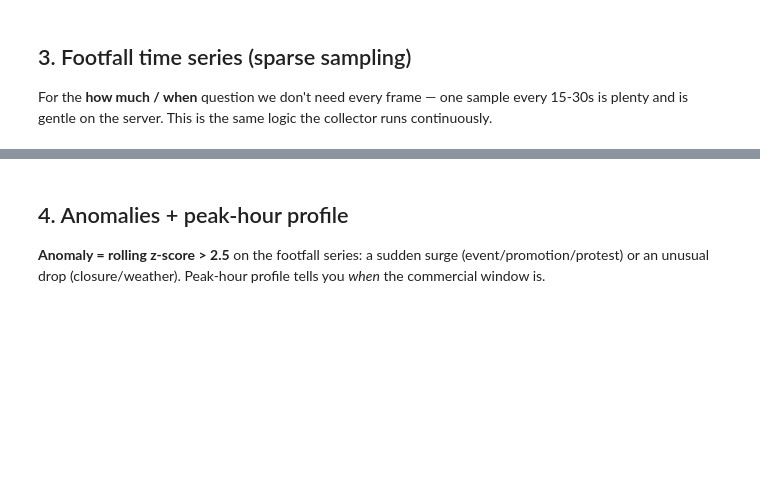
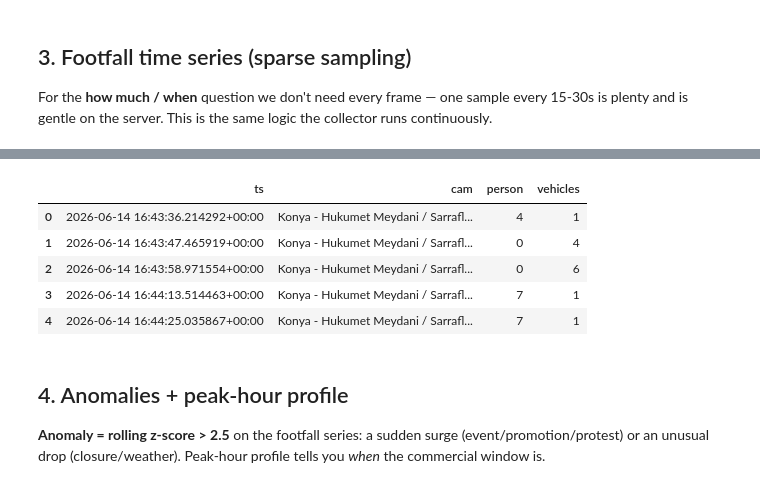
Before and after one commit to orarr2/Turkey-Business-Activity-Streamlit-Real-time-YOLOv8-of-crowd-detection, a Jupyter notebook: notebooks/turkey_business_activity.ipynb, the cells around one changed output, grey strips where cells are left out. Cells and saved outputs as stored; diff of their text form; code cells hidden in the pictures; blank space fills up the shorter version.

```diff
--- a/notebooks/turkey_business_activity.ipynb
+++ b/notebooks/turkey_business_activity.ipynb
@@ -86,7 +102,7 @@ plt.title(cam['name']); plt.show()
 For the **how much / when** question we don't need every frame — one sample every 15-30s is plenty and
 is gentle on the server. This is the same logic the collector runs continuously.
 # %%
-def footfall_series(stream_url, cam_name, interval_s=20, duration_min=5.0):
+def footfall_series(stream_url, cam_name, interval_s=20, duration_min=1.0):
     rows, t_end = [], time.time() + duration_min * 60
     while time.time() < t_end:
         ts = dt.datetime.now(dt.timezone.utc)
@@ -97,7 +113,9 @@ def footfall_series(stream_url, cam_name, interval_s=20, duration_min=5.0):
         time.sleep(interval_s)
     return pd.DataFrame(rows)
 
-# short demo run; raise duration_min for real collection (or use the collector for 24/7)
-df = footfall_series(stream_url, cam['name'], interval_s=20, duration_min=3.0)
+# Short live-collection run. Raise duration_min for longer studies, or just leave the
+# collector daemon (`python -m app.collector`) running for genuine 24/7 data.
+df = footfall_series(stream_url, cam['name'], interval_s=10, duration_min=1.0)
 df.to_csv(DATA_DIR / f'footfall_{CAM_ID}.csv', index=False)
 df.head()
+# %% [output]
@@ -104,3 +127,9 @@ df.head()
+|  | ts | cam | person | vehicles |
+| 0 | 2026-06-14 16:43:36.214292+00:00 | Konya - Hukumet Meydani / Sarrafl... | 4 | 1 |
+| 1 | 2026-06-14 16:43:47.465919+00:00 | Konya - Hukumet Meydani / Sarrafl... | 0 | 4 |
+| 2 | 2026-06-14 16:43:58.971554+00:00 | Konya - Hukumet Meydani / Sarrafl... | 0 | 6 |
+| 3 | 2026-06-14 16:44:13.514463+00:00 | Konya - Hukumet Meydani / Sarrafl... | 7 | 1 |
+| 4 | 2026-06-14 16:44:25.035867+00:00 | Konya - Hukumet Meydani / Sarrafl... | 7 | 1 |
 # %% [markdown]
 ## 4. Anomalies + peak-hour profile
 
```
Also changed, not shown: parts of 14 cells of this notebook, 15 other files.
